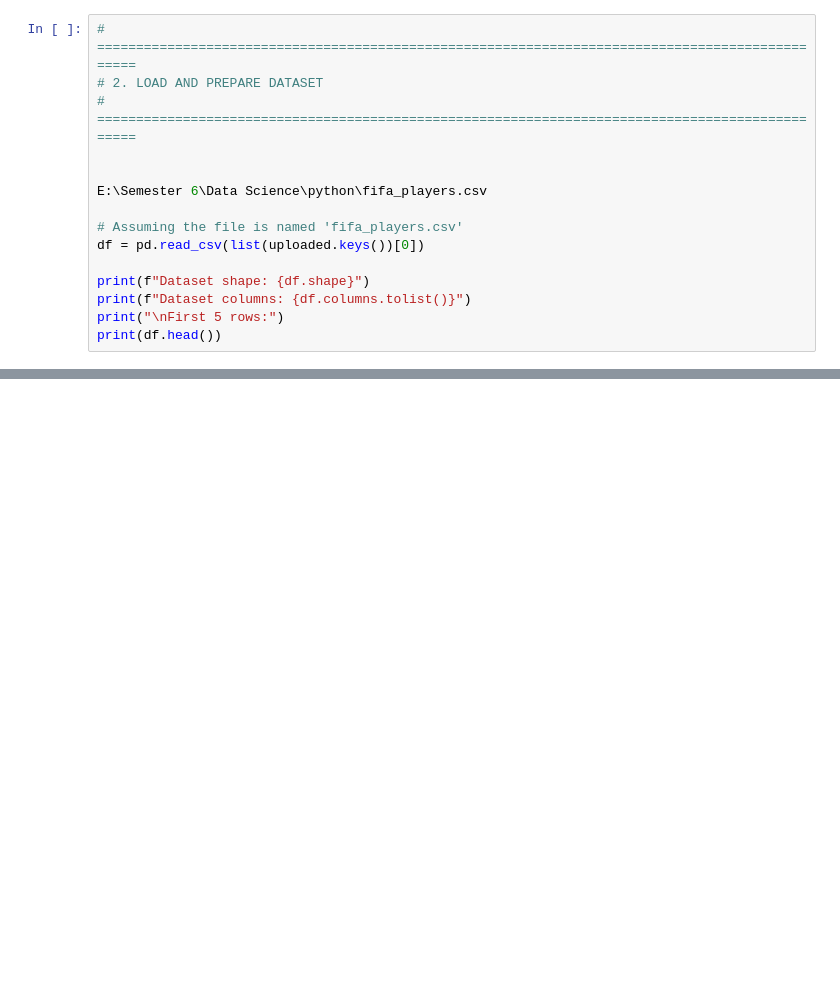
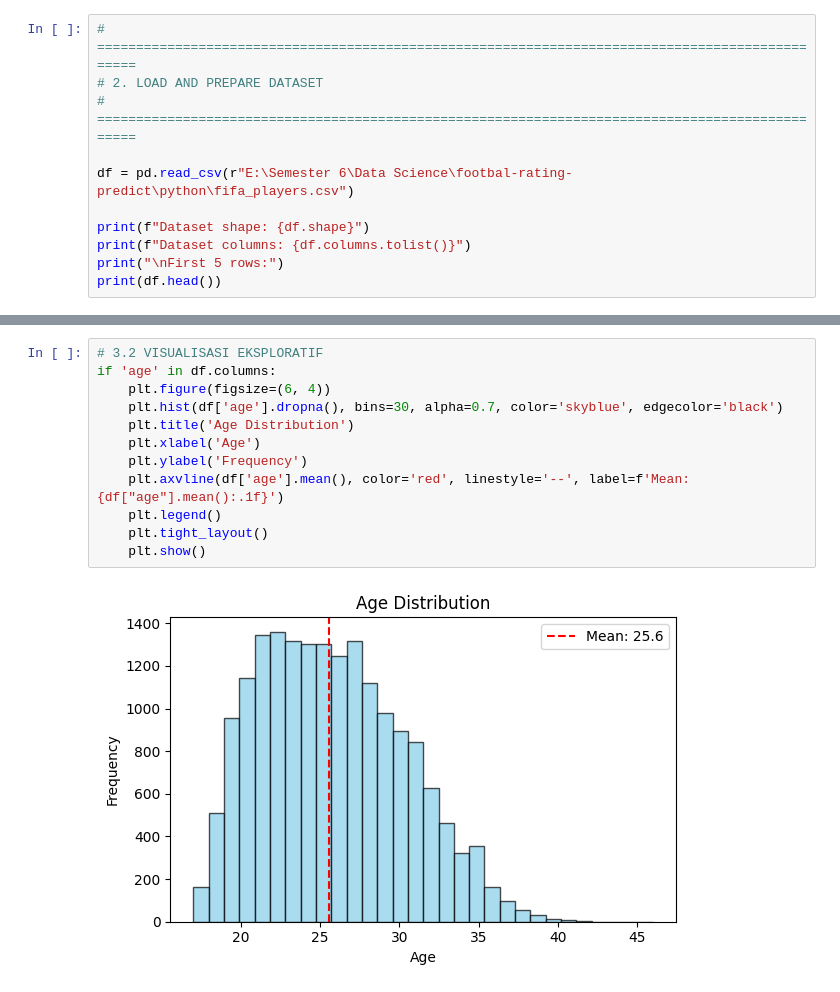
Before and after one commit to fransgabrielhutauruk/footbal-rating-predict, a Jupyter notebook: python/index.ipynb, the cells around one changed output, grey strips where cells are left out. Saved outputs shown, nothing was run; the diff lists cells and outputs as text; blank space fills up the shorter version.

```diff
--- a/python/index.ipynb
+++ b/python/index.ipynb
@@ -60,11 +38,7 @@ Successfully installed narwhals-1.46.0 plotly-6.2.0
 # 2. LOAD AND PREPARE DATASET
 # ================================================================================================
 
-
-E:\Semester 6\Data Science\python\fifa_players.csv
-
-# Assuming the file is named 'fifa_players.csv'
-df = pd.read_csv(list(uploaded.keys())[0])
+df = pd.read_csv(r"E:\Semester 6\Data Science\footbal-rating-predict\python\fifa_players.csv")
 
 print(f"Dataset shape: {df.shape}")
 print(f"Dataset columns: {df.columns.tolist()}")
@@ -74,0 +139,14 @@ NameError: name 'files' is not defined
+# %%
+# 3.2 VISUALISASI EKSPLORATIF
+if 'age' in df.columns:
+    plt.figure(figsize=(6, 4))
+    plt.hist(df['age'].dropna(), bins=30, alpha=0.7, color='skyblue', edgecolor='black')
+    plt.title('Age Distribution')
+    plt.xlabel('Age')
+    plt.ylabel('Frequency')
+    plt.axvline(df['age'].mean(), color='red', linestyle='--', label=f'Mean: {df["age"].mean():.1f}')
+    plt.legend()
+    plt.tight_layout()
+    plt.show()
+# %% [output]
+[figure, added]
```
Also changed, not shown: parts of 15 cells of this notebook.
